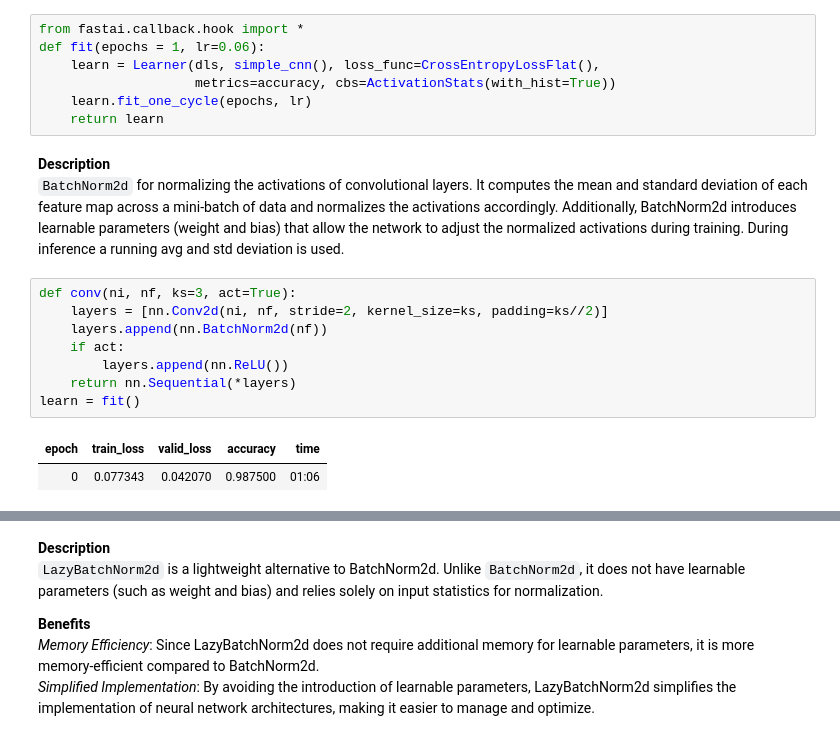
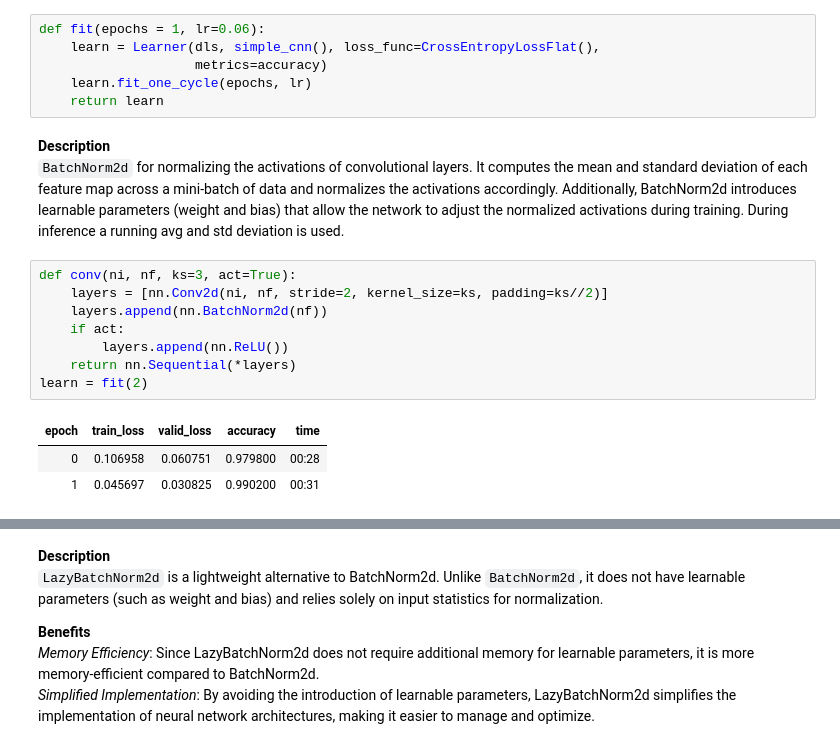
Before and after one commit to tripathysagar/fastbook-with-assign, a Jupyter notebook: Chapter-13/Normalizations.ipynb, the cells around one changed output, grey strips where cells are left out. Saved outputs shown, nothing was run; the diff lists cells and outputs as text.

```diff
--- a/Chapter-13/Normalizations.ipynb
+++ b/Chapter-13/Normalizations.ipynb
@@ -33,10 +33,9 @@ def simple_cnn():
         Flatten()
     )
 # %%
-from fastai.callback.hook import *
 def fit(epochs = 1, lr=0.06):
     learn = Learner(dls, simple_cnn(), loss_func=CrossEntropyLossFlat(),
-                    metrics=accuracy, cbs=ActivationStats(with_hist=True))
+                    metrics=accuracy)
     learn.fit_one_cycle(epochs, lr)
     return learn
 # %% [markdown]
@@ -46,11 +45,12 @@ During inference a running avg and std deviation is used.
 # %%
 def conv(ni, nf, ks=3, act=True):
     layers = [nn.Conv2d(ni, nf, stride=2, kernel_size=ks, padding=ks//2)]
     layers.append(nn.BatchNorm2d(nf))
     if act:
         layers.append(nn.ReLU())
     return nn.Sequential(*layers)
-learn = fit()
+learn = fit(2)
 # %% [output]
 | epoch | train_loss | valid_loss | accuracy | time |
-| 0 | 0.077343 | 0.042070 | 0.987500 | 01:06 |
+| 0 | 0.106958 | 0.060751 | 0.979800 | 00:28 |
+| 1 | 0.045697 | 0.030825 | 0.990200 | 00:31 |
```
Also changed, not shown: parts of 14 cells of this notebook, 2 other files.
